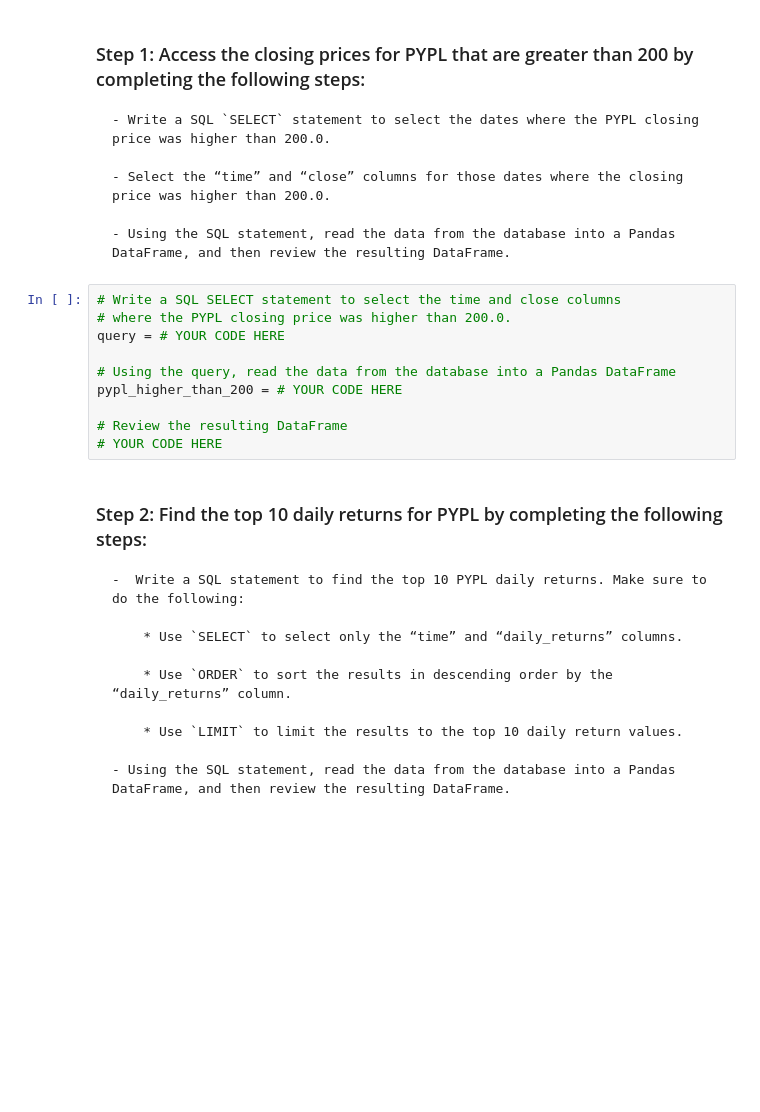
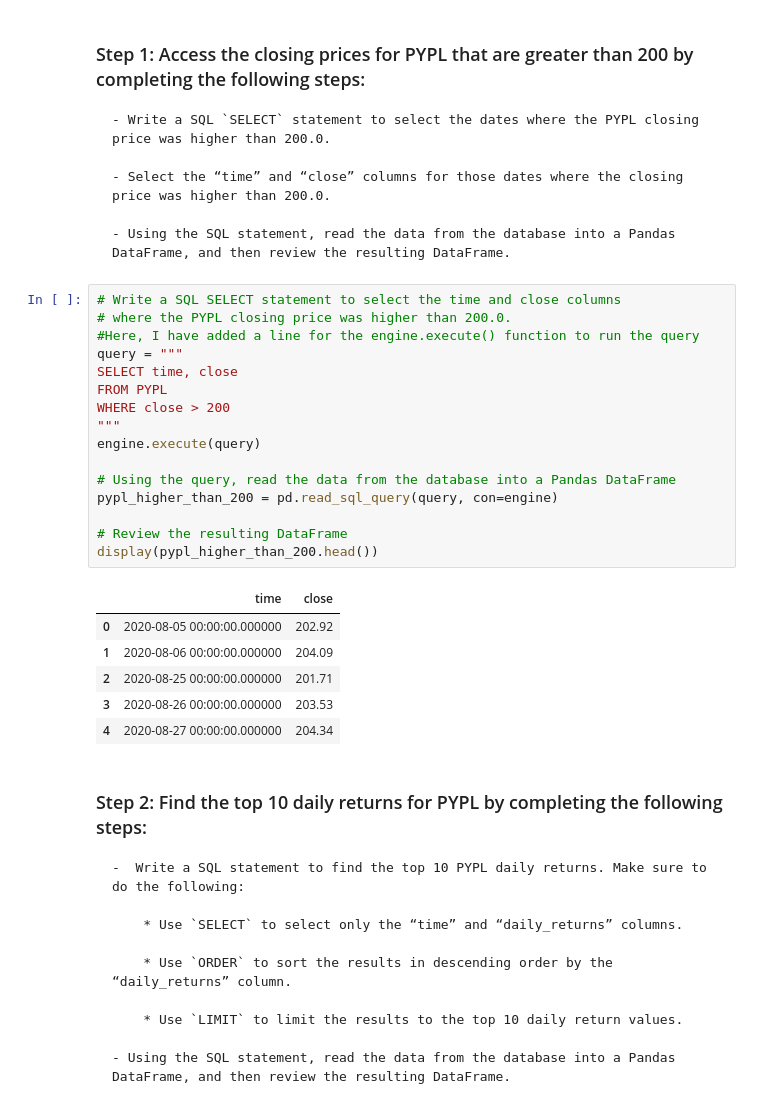
Before and after one commit to shark-236/ETF_Analysis, a Jupyter notebook: etf_analyzer.ipynb, the cells around one changed output. Drawn from its saved outputs; the diff is of its cells as text; blank space fills up the shorter version.

```diff
--- a/etf_analyzer.ipynb
+++ b/etf_analyzer.ipynb
@@ -231,13 +232,26 @@ Complete the following steps:
 # %%
 # Write a SQL SELECT statement to select the time and close columns
 # where the PYPL closing price was higher than 200.0.
-query = # YOUR CODE HERE
+#Here, I have added a line for the engine.execute() function to run the query
+query = """
+SELECT time, close
+FROM PYPL
+WHERE close > 200
+"""
+engine.execute(query)
 
 # Using the query, read the data from the database into a Pandas DataFrame
-pypl_higher_than_200 = # YOUR CODE HERE
+pypl_higher_than_200 = pd.read_sql_query(query, con=engine)
 
 # Review the resulting DataFrame
-# YOUR CODE HERE
+display(pypl_higher_than_200.head())
+# %% [output]
+|  | time | close |
+| 0 | 2020-08-05 00:00:00.000000 | 202.92 |
+| 1 | 2020-08-06 00:00:00.000000 | 204.09 |
+| 2 | 2020-08-25 00:00:00.000000 | 201.71 |
+| 3 | 2020-08-26 00:00:00.000000 | 203.53 |
+| 4 | 2020-08-27 00:00:00.000000 | 204.34 |
 # %% [markdown]
 ### Step 2: Find the top 10 daily returns for PYPL by completing the following steps:
 
```
Also changed, not shown: parts of 3 cells of this notebook.
